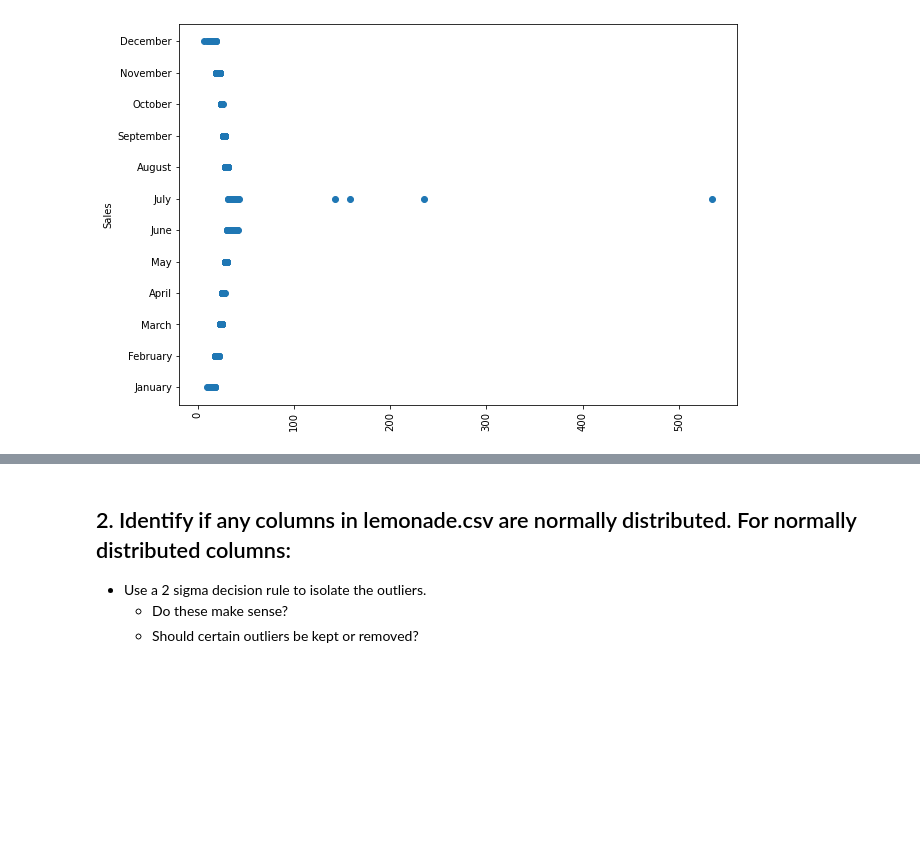
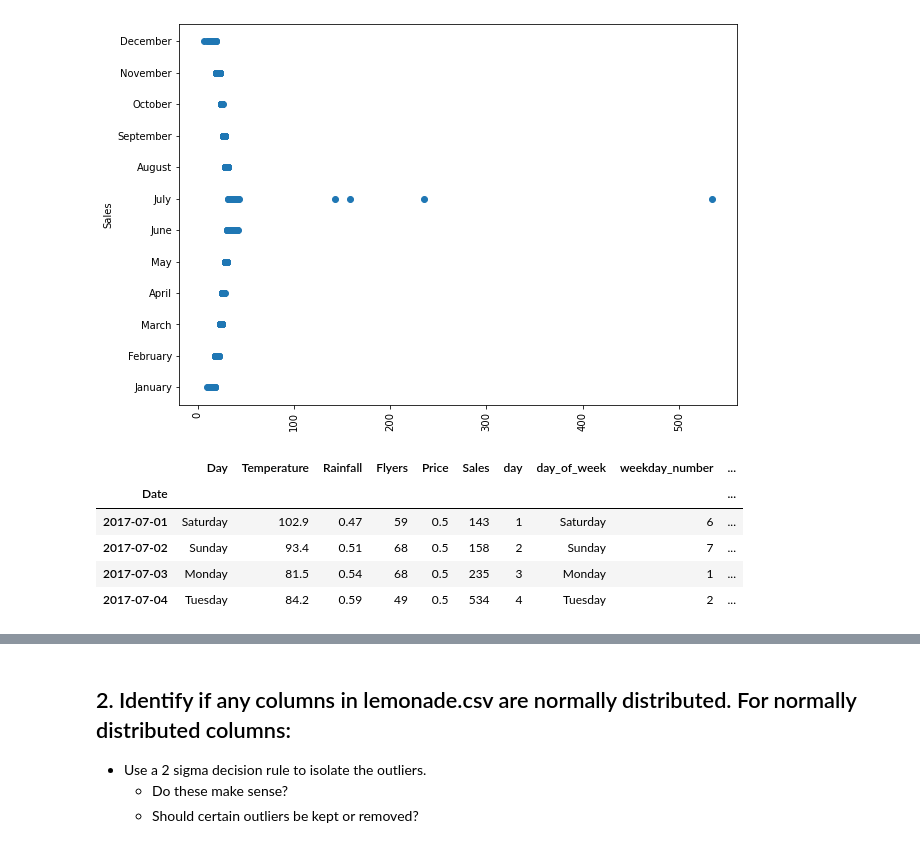
Before and after one commit to QMCBT-JustinEvans/anomaly-detection-exercises, a Jupyter notebook: continuous_probabilistic_methods.ipynb, the cells around one changed output, grey strips where cells are left out. Drawn from its saved outputs; the diff is of its cells as text; code cells hidden in the pictures; blank space fills up the shorter version.

```diff
--- a/continuous_probabilistic_methods.ipynb
+++ b/continuous_probabilistic_methods.ipynb
@@ -279,4 +283,14 @@ plt.xticks(rotation = 90)
 plt.show()
 # %% [output]
 [figure]
+# %%
+# Look at all sales greater than 50
+df[df.Sales > 50]
+# %% [output]
+|  | Day | Temperature | Rainfall | Flyers | Price | Sales | day | day_of_week | weekday_number | ... |
+| Date |  |  |  |  |  |  |  |  |  | ... |
+| 2017-07-01 | Saturday | 102.9 | 0.47 | 59 | 0.5 | 143 | 1 | Saturday | 6 | ... |
+| 2017-07-02 | Sunday | 93.4 | 0.51 | 68 | 0.5 | 158 | 2 | Sunday | 7 | ... |
+| 2017-07-03 | Monday | 81.5 | 0.54 | 68 | 0.5 | 235 | 3 | Monday | 1 | ... |
+| 2017-07-04 | Tuesday | 84.2 | 0.59 | 49 | 0.5 | 534 | 4 | Tuesday | 2 | ... |
 # %%
```
Also changed, not shown: parts of 10 cells of this notebook.
